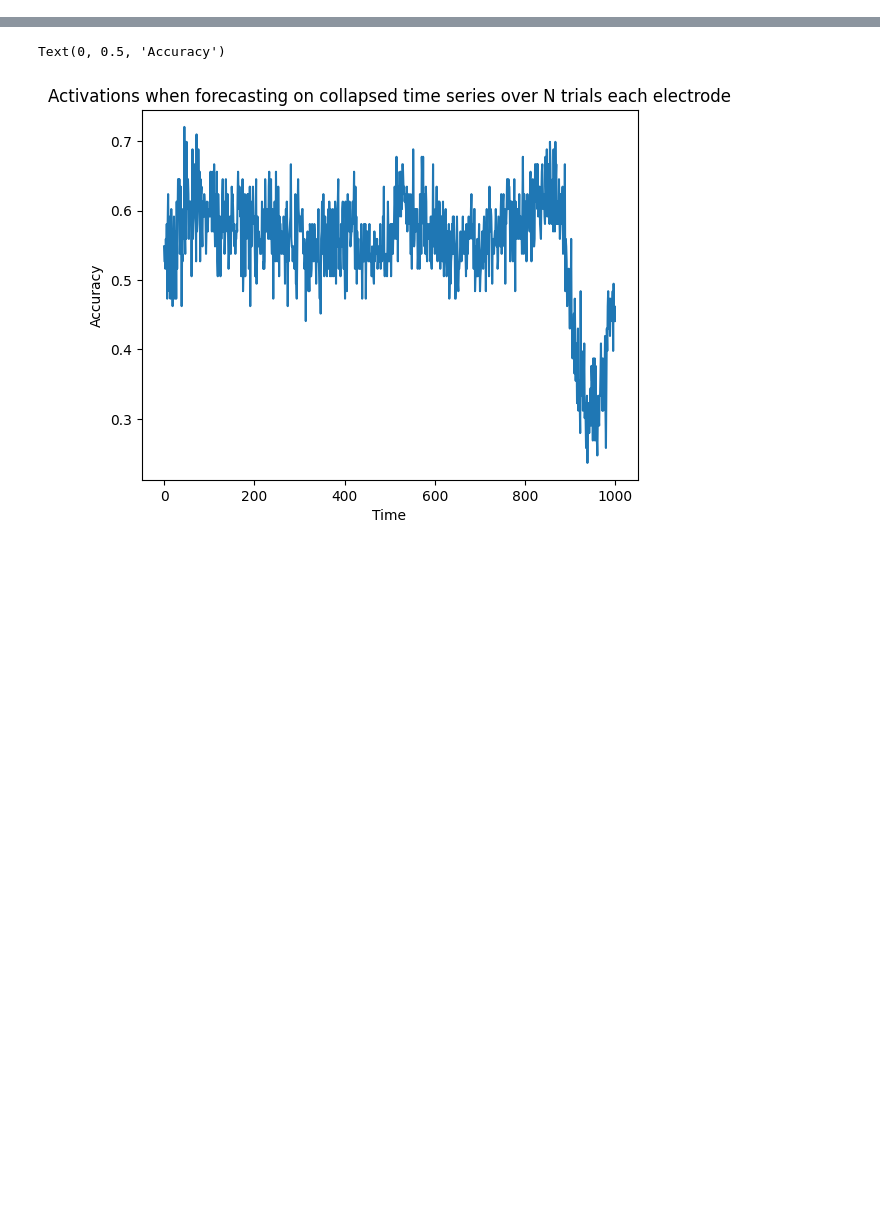
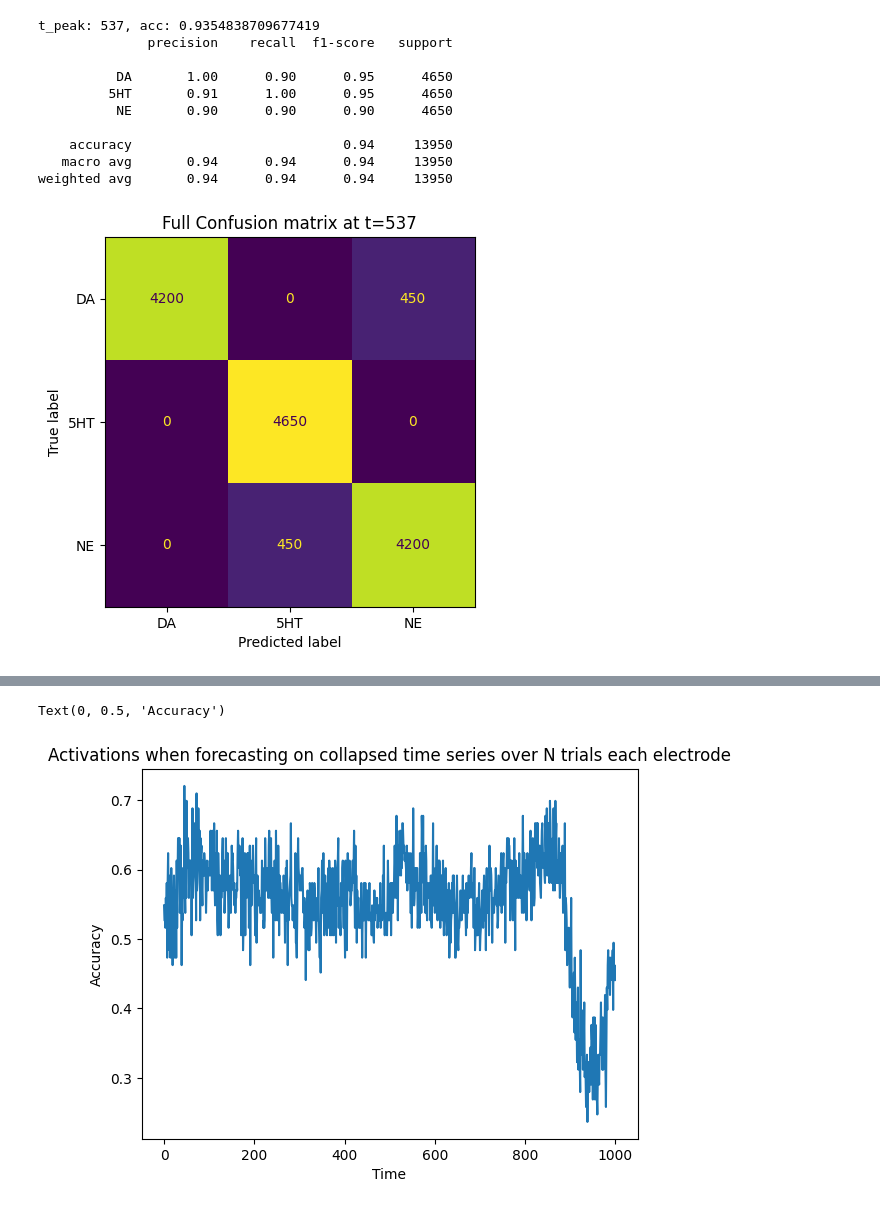
Before and after one commit to saruhan12/fscv_decoding, a Jupyter notebook: time_wise_decoding.ipynb, the cells around one changed output, grey strips where cells are left out. Saved outputs shown, nothing was run; the diff lists cells and outputs as text; code cells hidden in the pictures; blank space fills up the shorter version.

```diff
--- a/time_wise_decoding.ipynb
+++ b/time_wise_decoding.ipynb
@@ -7,0 +184,4 @@ import src_v1.utils as utils
+# %%
+best_probe = 'ALCIS_155_macroREF__ALC3_INM001_03bW02R01M'
+weights_paths = "/home/sgurbuz/nasShare/projects/sgurbuz/dynamix_tryout/data_1d_vxlbl/ALCIS_155_macroREF"
+train_full, test_full, y_mean_full, y_std_full, _, test_probe_full =  utils.load_activation_data(weights_paths,test_probe=best_probe,collapsed=False,ret_np=True,volta=True)
@@ -7,0 +206,35 @@ import src_v1.utils as utils
+# %%
+
+t_peak_full_raw = np.argmax(acc_over_t_full_raw_volta[2])
+print(f"t_peak: {t_peak_full_raw}, acc: {acc_over_t_full_raw_volta[2][t_peak_full_raw]}")
+X_tpeak_tr = train_full[0][:,t_peak_full_raw,:]
+X_tpeak_test = test_full[0][:,t_peak_full_raw,:]
+
+scaler = StandardScaler()
+X_tr_s = scaler.fit_transform(X_tpeak_tr)
+X_te_s = scaler.transform(X_tpeak_test)
+
+clf = LogisticRegression(C=1.0, max_iter=1000, class_weight='balanced')
+clf.fit(X_tr_s, train_full[1])
+
+y_pred_full= clf.predict(X_te_s)
+
+print(classification_report(test_full[1], y_pred_full, target_names=['DA','5HT','NE']))
+
+cm = confusion_matrix(test_full[1], y_pred_full)
+disp = ConfusionMatrixDisplay(cm, display_labels=['DA','5HT','NE'])
+disp.plot(colorbar=False)
+plt.title(f"Full Confusion matrix at t={t_peak_full_raw}")
+plt.show()
+# %% [output]
+t_peak: 537, acc: 0.9354838709677419
+              precision    recall  f1-score   support
+
+          DA       1.00      0.90      0.95      4650
+         5HT       0.91      1.00      0.95      4650
+          NE       0.90      0.90      0.90      4650
+
+    accuracy                           0.94     13950
+   macro avg       0.94      0.94      0.94     13950
+weighted avg       0.94      0.94      0.94     13950
+[figure, added]
```
Also changed, not shown: parts of 21 cells of this notebook, 2 other files.
